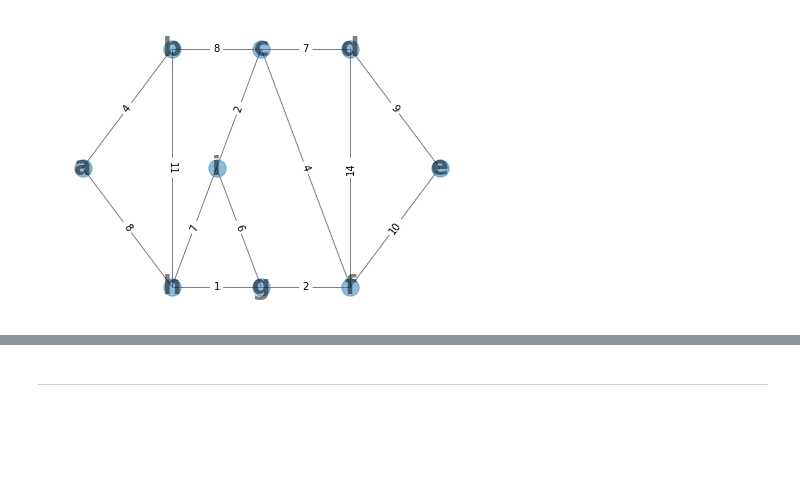
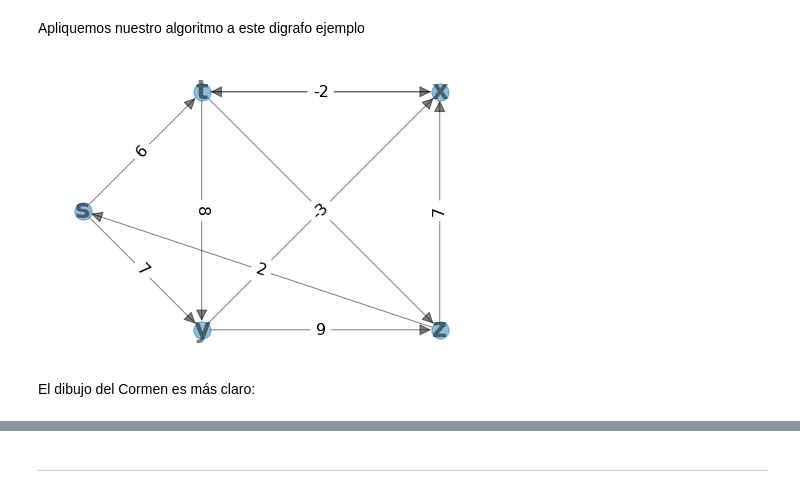
Before and after one commit to pgbarletta/Algoritmos, a Jupyter notebook: teoricas/8-camino_minimo/teorica_camino_minimo.ipynb, the cells around one changed output, grey strips where cells are left out. Drawn from its saved outputs; the diff is of its cells as text; code cells hidden in the pictures; blank space fills up the shorter version.

```diff
--- a/teoricas/8-camino_minimo/teorica_camino_minimo.ipynb
+++ b/teoricas/8-camino_minimo/teorica_camino_minimo.ipynb
@@ -27,21 +127,23 @@ Creemos un grafo como el de la figura para probar nuestros algoritmos:
+# %% [markdown]
+Apliquemos nuestro algoritmo a este digrafo ejemplo
 # %%
-G = nx.Graph()
-G.add_weighted_edges_from([("a", "b", 4), ("a", "h", 8), ("b", "h", 11), ("b", "c", 8), ("c", "i", 2), ("i", "h", 7), ("h", "g", 1),
-("i", "g", 6), ("c", "f", 4), ("c", "d", 7), ("d", "f", 14), ("d", "e", 9), ("e", "f", 10), ("f", "g", 2) ])
+G = nx.DiGraph()
+G.add_weighted_edges_from([("s", "t", 6), ("s", "y", 7),
+("t", "x", 5), ("t", "y", 8), ("t", "z", -4), ("y", "x", -3),
+("y", "z", 9), ("x", "t", -2), ("z", "x", 7), ("z", "s", 2) ])
 
 pos = nx.spring_layout(G, seed=20)
-pos["a"] = [-1, 0]
-pos["b"] = [-.5, 1]
-pos["c"] = [0, 1]
-pos["d"] = [.5, 1]
-pos["e"] = [1, 0]
-pos["f"] = [.5, -1]
-pos["g"] = [0, -1]
-pos["h"] = [-.5, -1]
-pos["i"] = [-.25, 0]
+pos["s"] = [-1, 0]
+pos["t"] = [-.5, 1]
+pos["x"] = [.5, 1]
+pos["y"] = [-.5, -1]
+pos["z"] = [.5, -1]
 
 labels = nx.get_edge_attributes(G, 'weight')
-nx.draw(G, pos, with_labels = True, alpha = .5, font_size = 26, font_weight = 'bold')
-plt = nx.draw_networkx_edge_labels(G, pos, edge_labels=labels)
+nx.draw(G, pos, with_labels = True, alpha = .5,
+font_size = 26, font_weight = 'bold', arrowsize = 25)
+plt = nx.draw_networkx_edge_labels(G, pos, edge_labels=labels, font_size = 16)
 # %% [output]
-[figure, old version]
+[figure, new version]
+# %% [markdown]
+El dibujo del Cormen es más claro:
```
Also changed, not shown: parts of 68 cells of this notebook.
